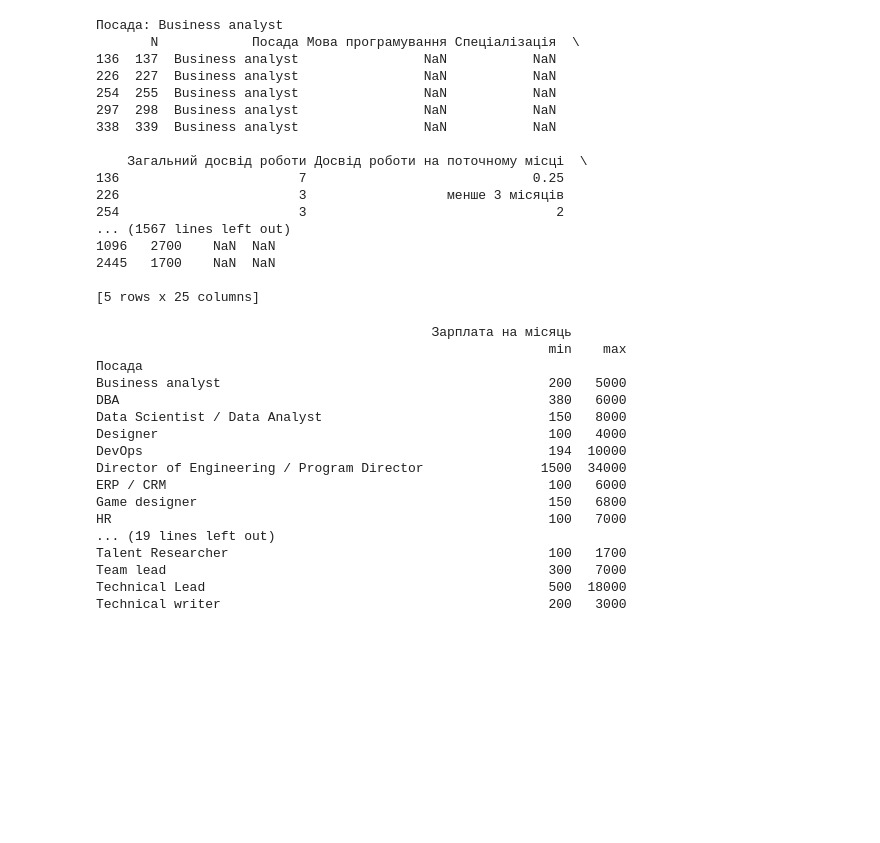
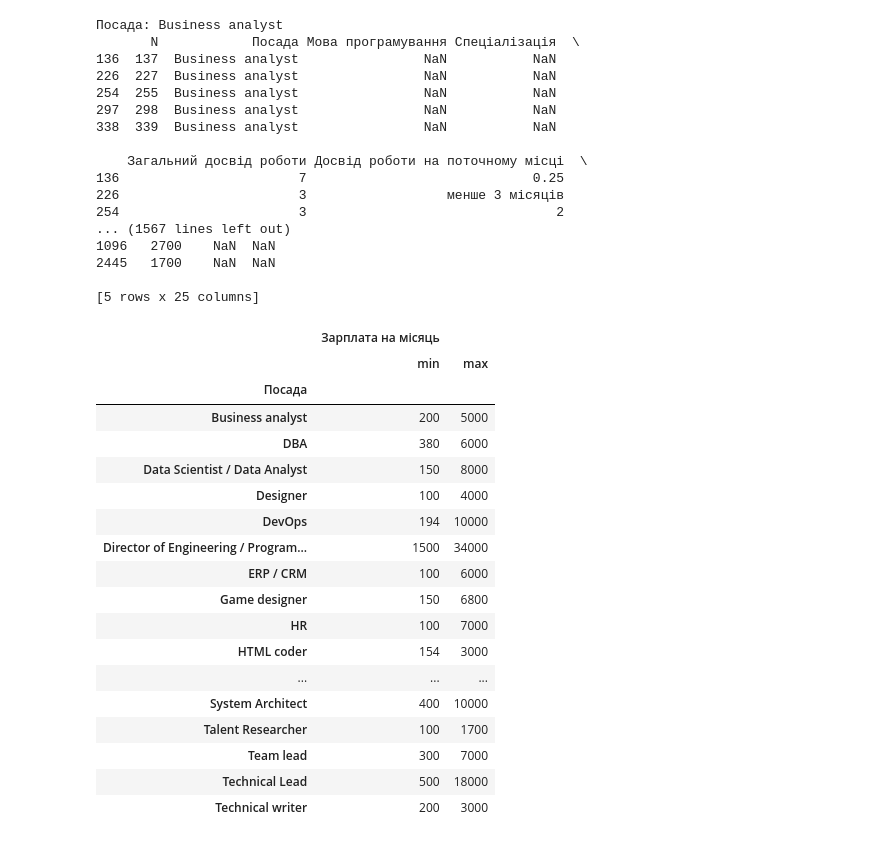
Before and after one commit to Viktoriia-kama/ML_hw4-hw16, a Jupyter notebook: HW5.2.ipynb, the cells around one changed output. Cells and saved outputs as stored; diff of their text form; code cells hidden in the pictures; blank space fills up the shorter version.

```diff
--- a/HW5.2.ipynb
+++ b/HW5.2.ipynb
@@ -156,32 +152,32 @@ for position, group in grouped_data:
 # %%
 import pandas as pd
 
 # Зчитуємо файл CSV
 df = pd.read_csv('2017_jun_final.csv')
 
 # Групуємо дані за стовпчиком "Посада" та виконуємо агрегацію
 aggregated_data = df.groupby('Посада').agg({'Зарплата на місяць': ['min', 'max']})
-
-# Виводимо результат
-print(aggregated_data)
+aggregated_data
 # %% [output]
-                                           Зарплата на місяць
-                                                          min    max
-Посада
-Business analyst                                          200   5000
-DBA                                                       380   6000
-Data Scientist / Data Analyst                             150   8000
-Designer                                                  100   4000
-DevOps                                                    194  10000
-Director of Engineering / Program Director               1500  34000
-ERP / CRM                                                 100   6000
-Game designer                                             150   6800
-HR                                                        100   7000
-... (19 lines left out)
-Talent Researcher                                         100   1700
-Team lead                                                 300   7000
-Technical Lead                                            500  18000
-Technical writer                                          200   3000
+|  | Зарплата на місяць |  |
+|  | min | max |
+| Посада |  |  |
+| Business analyst | 200 | 5000 |
+| DBA | 380 | 6000 |
+| Data Scientist / Data Analyst | 150 | 8000 |
+| Designer | 100 | 4000 |
+| DevOps | 194 | 10000 |
+| Director of Engineering / Program... | 1500 | 34000 |
+| ERP / CRM | 100 | 6000 |
+| Game designer | 150 | 6800 |
+| HR | 100 | 7000 |
+| HTML coder | 154 | 3000 |
+| ... | ... | ... |
+| System Architect | 400 | 10000 |
+| Talent Researcher | 100 | 1700 |
+| Team lead | 300 | 7000 |
+| Technical Lead | 500 | 18000 |
+| Technical writer | 200 | 3000 |
 # %%
 def fill_avg_salary(df):
     avg_salary = df['Зарплата на місяць'].mean()
```
Also changed, not shown: parts of 4 cells of this notebook.
